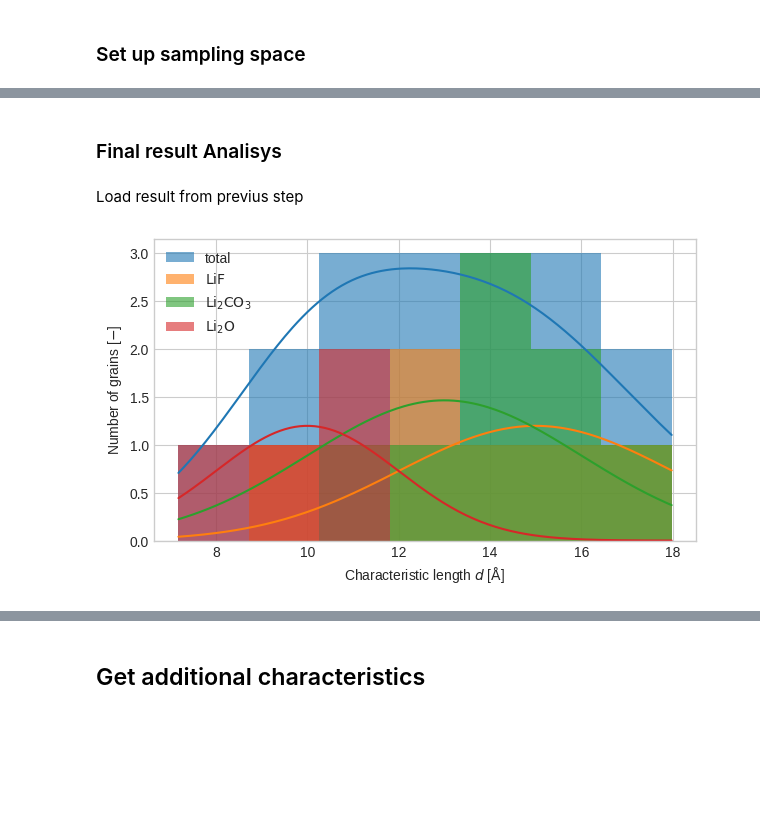
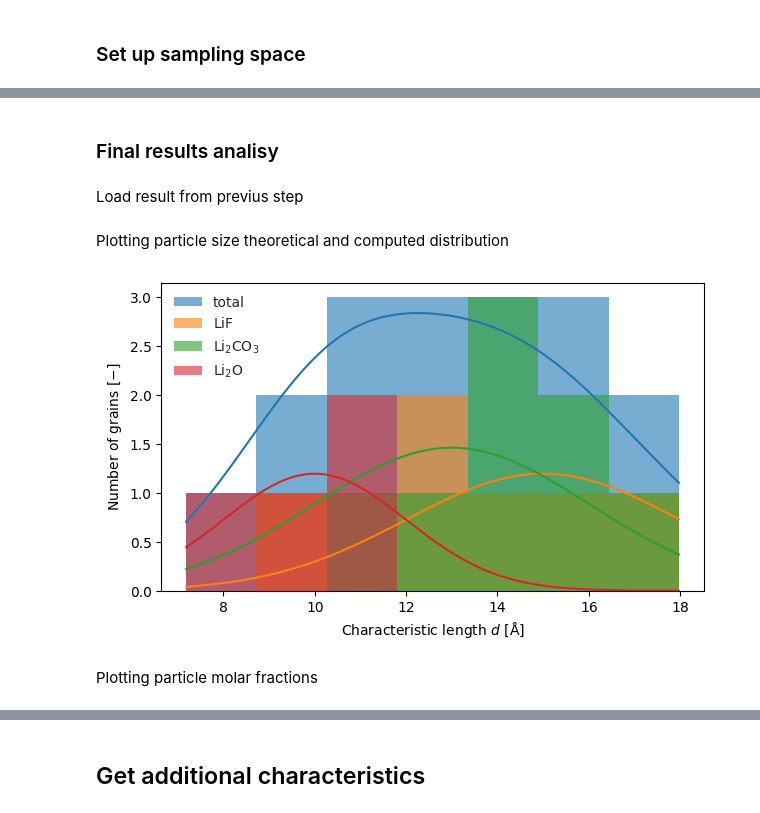
Before and after one commit to paolodeangelis/SEI_builder, a Jupyter notebook: 1-SEI_Builder-step1.ipynb, the cells around one changed output, grey strips where cells are left out. Saved outputs shown, nothing was run; the diff lists cells and outputs as text; code cells hidden in the pictures; blank space fills up the shorter version.

```diff
--- a/1-SEI_Builder-step1.ipynb
+++ b/1-SEI_Builder-step1.ipynb
@@ -107,6 +107,7 @@ SEED = 42
 np.array([24, 7, 4])  # [N molecules] LiF, Li2CO3, Li2O
 
 NATOMS = 5000  # Number of atoms inside the numerical box
+NATOMS_GRAIN = 700  # Max number of atoms of a single grain
 CUTTING_PLANES = [  # List of Miller indices with all possible cutting surfaces to use to get an SEI grain
     (1, 0, 0),
     (1, 1, 0),
@@ -119,7 +120,7 @@ CUTTING_PLANES = [  # List of Miller indices with all possible cutting surfaces
 SEI_COMPONENTS_INFO = pd.DataFrame(
     index=["LiF", "Li2CO3", "Li2O"],  # Empircal chemical formulat of the components (rows)
     columns=[  # name of each data (columns)
-        "molar fractio",  # The cristals molar fraction
+        "molar fraction",  # The cristals molar fraction
         "size distribution (mean)",  # The mean grain diameters
         "size distribution (std)",  # The std grain diameters
     ],
@@ -160,7 +164,7 @@ for formula in SEI_COMPONENTS_INFO.index:
 Nuc = len(unitcell_ase)
 fig = plt.figure(figsize=[4 * min(Nuc, 3), 4 * np.floor(Nuc / 3)], dpi=100, facecolor="white")
 
-with plt.style.context("seaborn"):
+with plt.style.context("seaborn-whitegrid"):
     spec = gridspec.GridSpec(ncols=min(Nuc, 3), nrows=int(np.floor(Nuc / 3)), figure=fig, wspace=0.3)
     ax = []
     for i, (formula, atoms) in enumerate(unitcell_ase.items()):
@@ -170,5 +174,5 @@ with plt.style.context("seaborn"):
         ax[-1].set_xlabel(r"x [$\mathrm{\AA}$]")
         ax[-1].set_ylabel(r"y [$\mathrm{\AA}$]")
 
-fig.savefig(os.path.join(PLOT_DIR, "crystals-unitcell.png"), dpi=300, bbox_inches="tight")
+fig.savefig(os.path.join(PLOT_DIR, "1-crystals-unitcell.png"), dpi=300, bbox_inches="tight")
 # %% [output]
@@ -307,45 +265,53 @@ Seve the results (as pickle)
 # %%
-with open(os.path.join("data", "0-grain_list.pkl"), "wb") as file_:
-    cPickle.dump([out_species, out_d, out_vol, out_species_fraction, out_clust], file_)
+with open(os.path.join(CONF_DIR, "0-grain_list.pkl"), "wb") as file_:
+    pickle.dump([out_species, out_d, out_vol, out_species_fraction, out_grains], file_)
 # %% [markdown]
-### Final result Analisys
+### Final results analisy
 # %% [markdown]
 Load result from previus step
 # %%
-with open(os.path.join("data", "0-grain_list.pkl"), "rb") as file_:
-    out_species, out_d, out_vol, out_species_fraction, out_clust = cPickle.load(file_)
+with open(os.path.join(CONF_DIR, "0-grain_list.pkl"), "rb") as file_:
+    out_species, out_d, out_vol, out_species_fraction, out_grains = pickle.load(file_)
+# %% [markdown]
+Plotting particle size theoretical and computed distribution
 # %%
-plt.style.use("seaborn-whitegrid")
-fig1 = plt.figure(figsize=[7, 4], dpi=100)
-ax = fig1.add_subplot(111)
+fig = plt.figure(figsize=[7, 4], dpi=100)
+ax = fig.add_subplot(111)
 
 labels = [r"$\mathrm{LiF}$", r"$\mathrm{Li_2CO_3}$", r"$\mathrm{Li_2O}$"]
 bins = np.linspace(out_d.min(), out_d.max(), 8)
 d_x = np.linspace(out_d.min(), out_d.max(), 200)
-hist_d, _ = np.histogram(out_d, bins=bins, density=True)
-ax.bar(bins[:-1], np.round(hist_d * len(out_species)), width=bins[1] - bins[0], align="edge", label="total", alpha=0.6)
-tot_dist = np.zeros(len(d_x))
-for i in np.unique(out_species):
-    tot_dist += stats.norm.pdf(d_x, d_mean[i], d_std[i]) * np.sum(out_species == i)
-ax.plot(d_x, tot_dist)
 
-for i in np.unique(out_species):
-    hist_d, _ = np.histogram(out_d[out_species == i], bins=bins, density=True)
+with plt.style.context("seaborn-whitegrid"):
+    hist_d, _ = np.histogram(out_d, bins=bins, density=True)
     ax.bar(
-        bins[:-1],
-        np.round(hist_d * np.sum(out_species == i)),
-        width=bins[1] - bins[0],
-        align="edge",
-        label=labels[i],
-        alpha=0.6,
+        bins[:-1], np.round(hist_d * len(out_species)), width=bins[1] - bins[0], align="edge", label="total", alpha=0.6
     )
-    ax.plot(d_x, stats.norm.pdf(d_x, d_mean[i], d_std[i]) * np.sum(out_species == i))
+    tot_dist = np.zeros(len(d_x))
+    for i in np.unique(out_species):
+        tot_dist += stats.norm.pdf(d_x, d_mean[i], d_std[i]) * np.sum(out_species == i)
+    ax.plot(d_x, tot_dist)
 
-ax.legend()
-ax.set_xlabel(r"Characteristic length $d$ [$\mathrm{\AA}$]")
-ax.set_ylabel("Number of grains [$-$]")
+    for i in np.unique(out_species):
+        hist_d, _ = np.histogram(out_d[out_species == i], bins=bins, density=True)
+        ax.bar(
+            bins[:-1],
+            np.round(hist_d * np.sum(out_species == i)),
+            width=bins[1] - bins[0],
+            align="edge",
+            label=labels[i],
+            alpha=0.6,
+        )
+        ax.plot(d_x, stats.norm.pdf(d_x, d_mean[i], d_std[i]) * np.sum(out_species == i))
+
+    ax.legend()
+    ax.grid()
+    ax.set_xlabel(r"Characteristic length $d$ [$\mathrm{\AA}$]")
+    ax.set_ylabel("Number of grains [$-$]")
 plt.show()
-fig1.savefig(os.path.join("plots", "fig1-grain_distributions.png"), bbox_inches="tight", dpi=300)
+fig.savefig(os.path.join(PLOT_DIR, "2-grain_distributions.png"), bbox_inches="tight", dpi=300)
 # %% [output]
-[figure, old version]
+[figure, new version]
+# %% [markdown]
+Plotting particle molar fractions
 # %%
```
Also changed, not shown: parts of 15 cells of this notebook, 1 other file.
